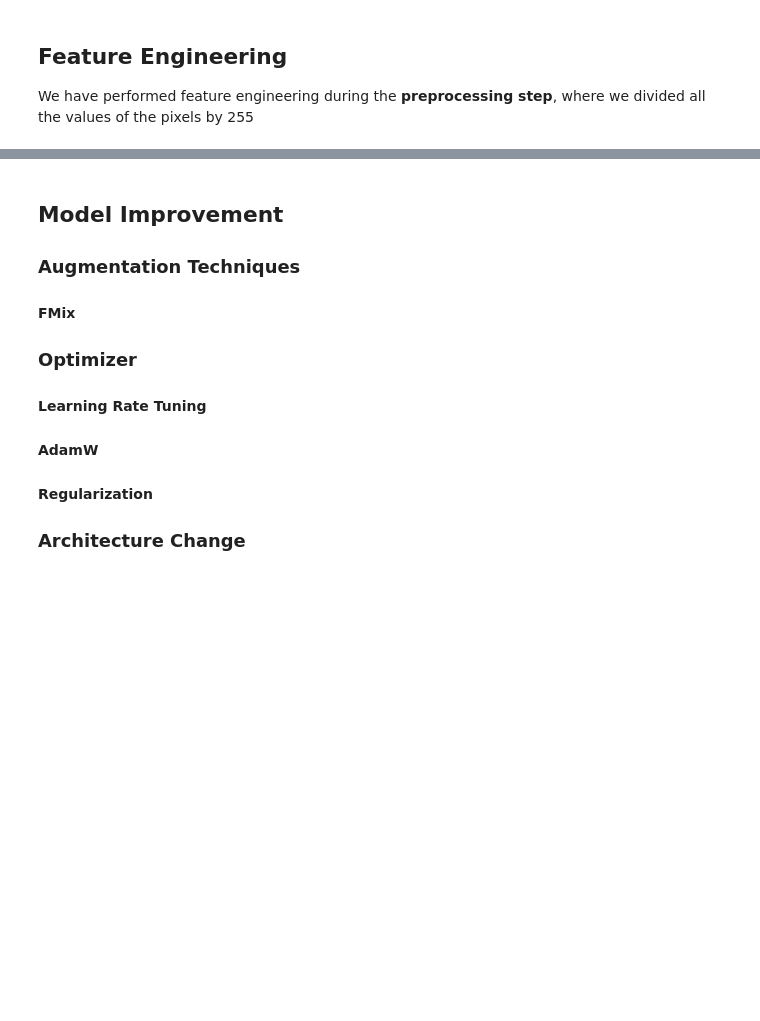
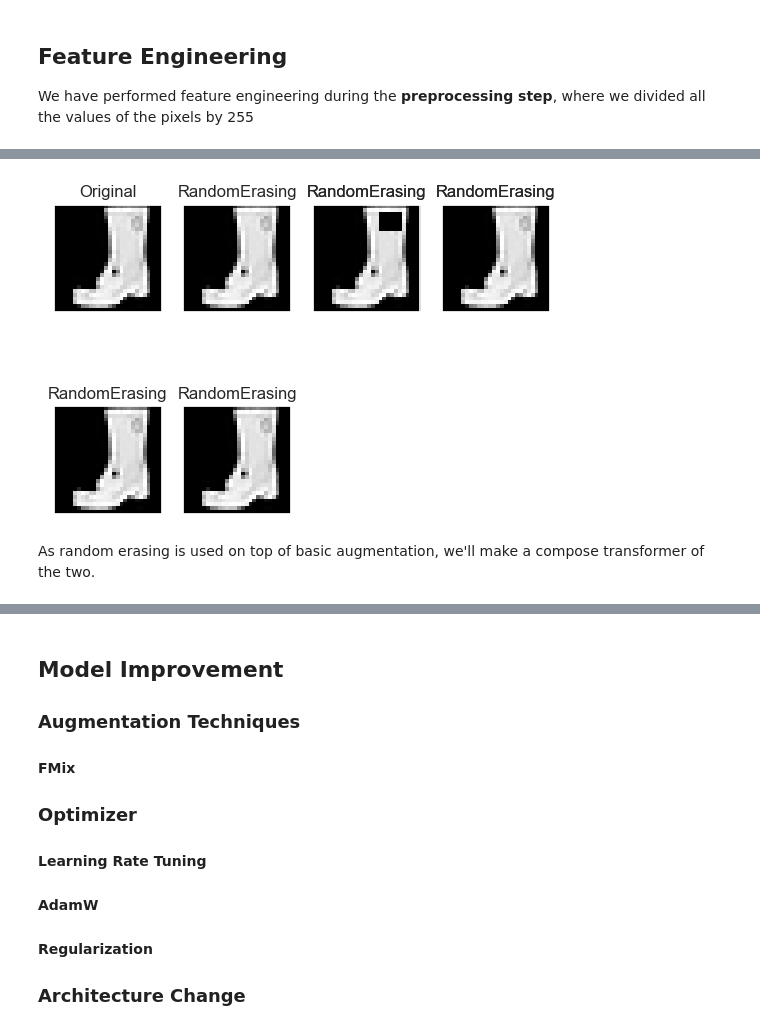
Before and after one commit to kenJPG/Fashion-MNIST, a Jupyter notebook: fashion_mnist.ipynb, the cells around one changed output, grey strips where cells are left out. Drawn from its saved outputs; the diff is of its cells as text; code cells hidden in the pictures; blank space fills up the shorter version.

```diff
--- a/fashion_mnist.ipynb
+++ b/fashion_mnist.ipynb
@@ -630,0 +678,16 @@ We have performed feature engineering during the <strong>preprocessing step</str
+# %%
+t_erase = transforms.RandomErasing(p = 0.5)
+
+imshow([
+	sample_img[0],
+	t_erase(copy.deepcopy(sample_img))[0],
+	t_erase(copy.deepcopy(sample_img))[0],
+	t_erase(copy.deepcopy(sample_img))[0],
+	t_erase(copy.deepcopy(sample_img))[0],
+	t_erase(copy.deepcopy(sample_img))[0],
+	t_erase(copy.deepcopy(sample_img))[0],
+], ['Original', 'RandomErasing', 'RandomErasing', 'RandomErasing', 'RandomErasing', 'RandomErasing', 'RandomErasing'])
+# %% [output]
+[figure, added]
+# %% [markdown]
+As random erasing is used on top of basic augmentation, we'll make a compose transformer of the two.
```
Also changed, not shown: parts of 20 cells of this notebook.
